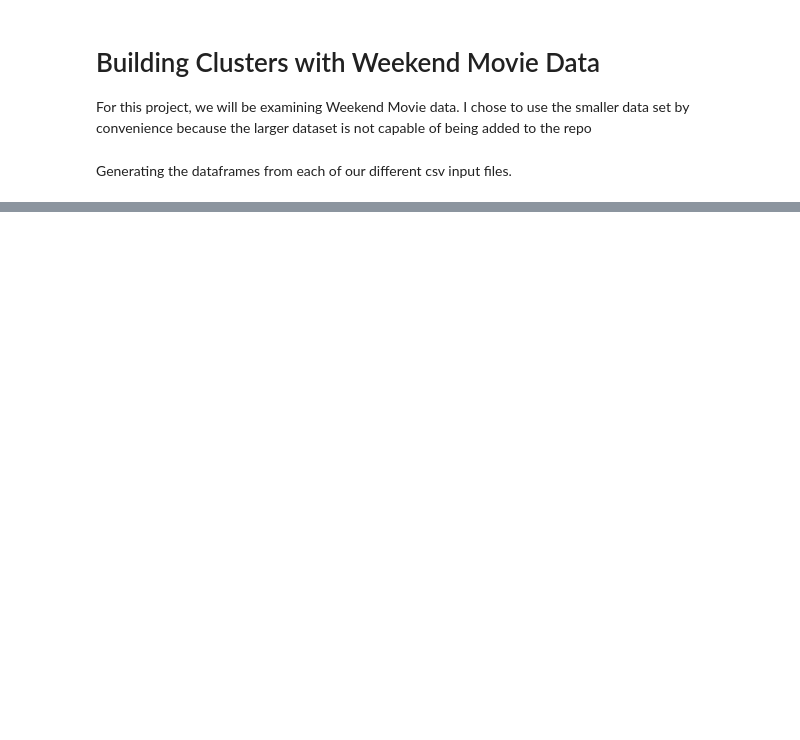
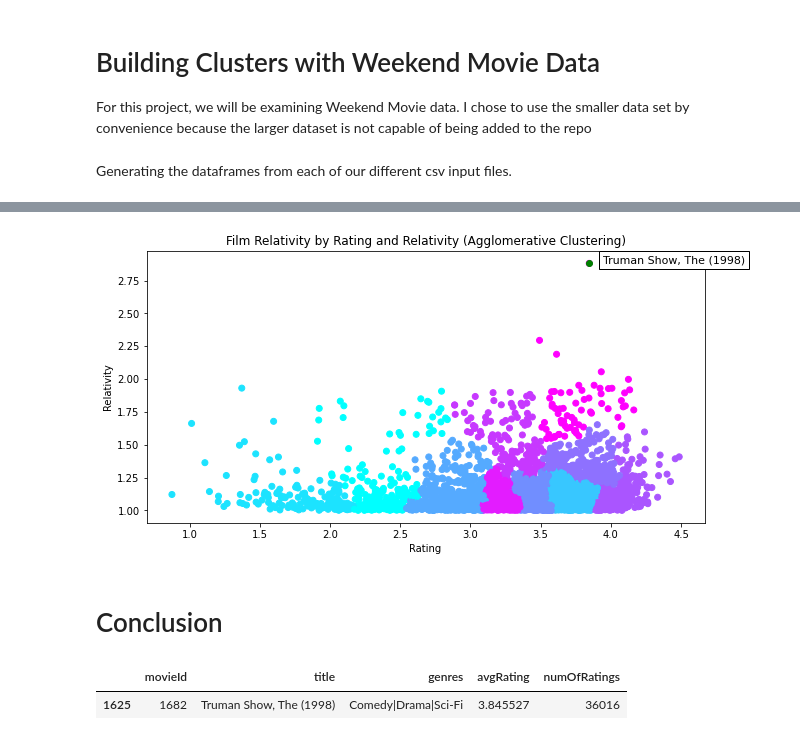
Before and after one commit to Cbeeb121/WeekendMovieTripDS, a Jupyter notebook: Clusters.ipynb, the cells around one changed output, grey strips where cells are left out. Drawn from its saved outputs; the diff is of its cells as text; code cells hidden in the pictures; blank space fills up the shorter version.

```diff
--- a/Clusters.ipynb
+++ b/Clusters.ipynb
@@ -103,0 +222,8 @@ ratings_tags
+# %%
+agg = AgglomerativeClustering(n_clusters=10).fit(data[:, :2])
+labels = agg.labels_
+
+movie_cluster = labels[test_data_idx]
+related_movie_idxs = np.where(labels == movie_cluster)
+related_movie_ids = data[related_movie_idxs][:, 2]
+agg_related_movies = test_data[test_data["movieId"].isin(related_movie_ids)].sort_values(by=["relativityFactor"], ascending=False)
@@ -103,0 +233,23 @@ ratings_tags
+# %%
+plt.figure(figsize=(10, 5))
+plt.cool()
+
+plt.scatter(data[:, 0], data[:, 1], c=labels)
+
+plt.title("Film Relativity by Rating and Relativity (Agglomerative Clustering)")
+plt.xlabel("Rating")
+plt.ylabel("Relativity")
+
+plt.scatter(ts_rating, truman_show_relativity_factor, c='g')
+plt.text(ts_rating + 0.1, truman_show_relativity_factor, ts_title, fontsize=11, bbox=dict(facecolor='white'))
+
+plt.show()
+# %% [output]
+[figure, added]
+# %% [markdown]
+# Conclusion
+# %%
+truman_show.head()
+# %% [output]
+|  | movieId | title | genres | avgRating | numOfRatings |
+| 1625 | 1682 | Truman Show, The (1998) | Comedy|Drama|Sci-Fi | 3.845527 | 36016 |
```
Also changed, not shown: parts of 40 cells of this notebook, 2 other files.
